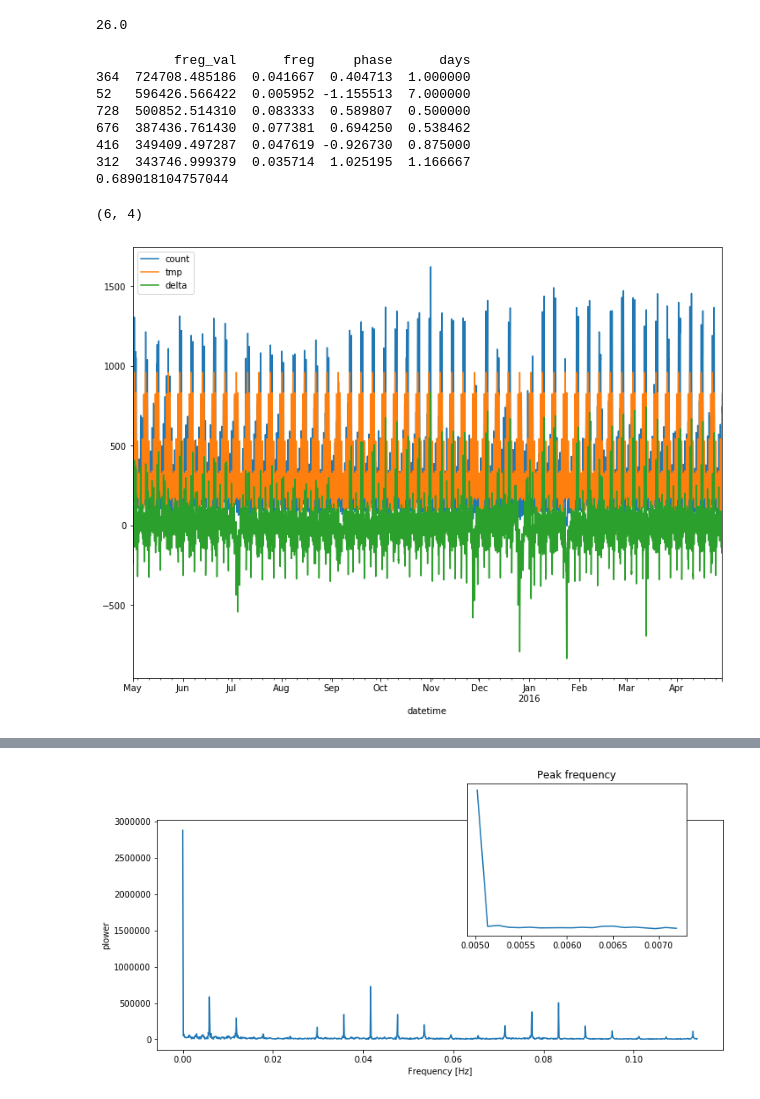
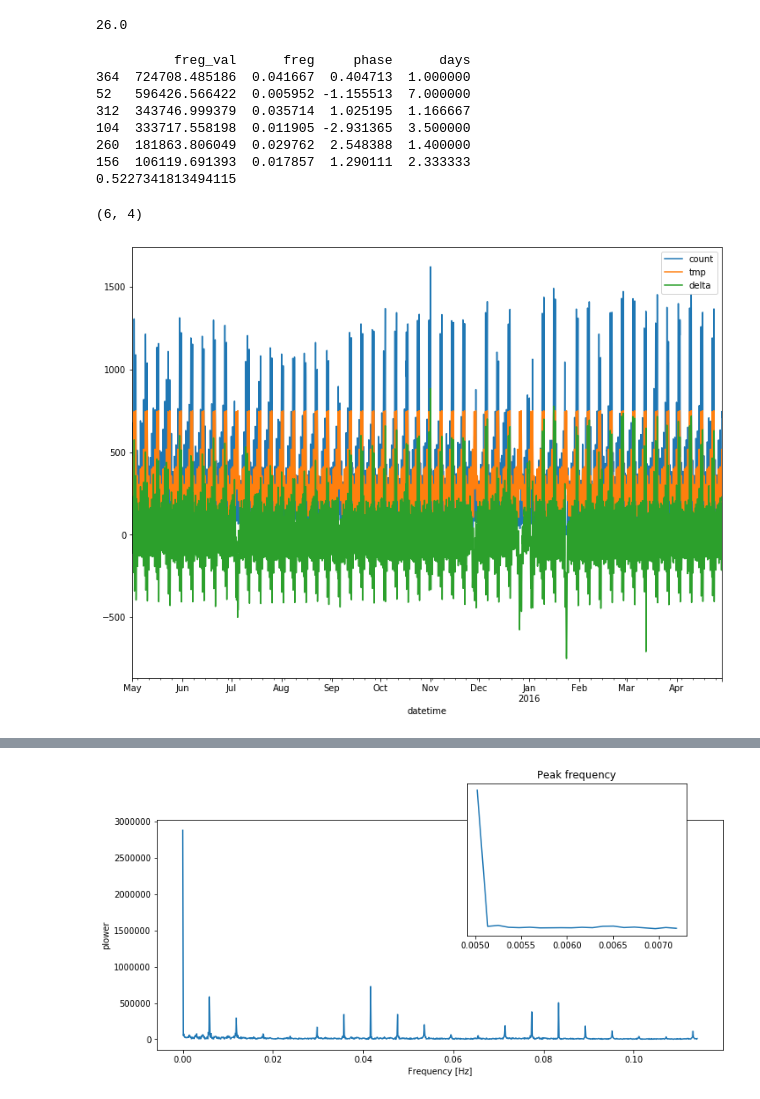
Before and after one commit to dminikorenb/DataLearning, a Jupyter notebook: 3-Taxi/dminik6_part3_w3.ipynb, the cells around one changed output, grey strips where cells are left out. Drawn from its saved outputs; the diff is of its cells as text; code cells hidden in the pictures.

```diff
--- a/3-Taxi/dminik6_part3_w3.ipynb
+++ b/3-Taxi/dminik6_part3_w3.ipynb
@@ -291,7 +291,7 @@ df_fft.sort_values(by='freg_val', ascending=False, inplace=True)
 #df_freg = df_fft[   abs(df_fft.days - round(df_fft.days)) < 0.001 ].head(10)
 # df_freg = df_fft[ (df_fft.freg  > 0.) & (df_fft.days >= 1.) ].head(100)
 # df_freg = df_fft[(df_fft.freg  > 0.) &  (df_fft.days  > 1.)  & (df_fft.freg_val > 28450. * 2.5)  ] # .head(50)
-df_freg = df_fft[(df_fft.freg  > 0.) &  (df_fft.days  >= 0.)].head(6)
+df_freg = df_fft[(df_fft.freg  > 0.) &  (df_fft.days  >= 1.)].head(6)
 # print(df_freg.sort_values(by='days') )
 print(df_freg )
 X = []
@@ -299,35 +299,35 @@ lval = df_freg['freg_val'].values.tolist()
 # lfregs = df_freg['freg'].values.tolist()
 lfregs = df_freg['days'].values.tolist()
 # lfregs = [1., 2., 7., 9., 14., 28., 30., 182., 364.]
 lphase = df_freg['phase'].values.tolist()
 
 for i in range(0, len(stmp)):
 #     lx = [val * math.sin(phase + i*2.*math.pi / freg )  for val, freg, phase in zip(lval, lfregs, lphase)]
     lx = [ math.sin(i* 2.*math.pi/(freg * 24)) for freg in lfregs] +  [ math.cos(i* 2.*math.pi/(freg * 24)) for freg in lfregs]
 
     X.append(lx)
 
 lr = LinearRegression()
 lr.fit( X , stmp['count'].values)
 print(lr.score(X , stmp['count'].values))
 y_test = lr.predict(X)
 
 
 stmp['tmp'] = y_test
 # stmp['tmp'].plot()
 stmp['delta'] = stmp['count'] - stmp['tmp']
 stmp[['count',  'tmp', 'delta']].plot()
 
 df_freg.shape
 # df_freg
 # %% [output]
           freg_val      freg     phase      days
 364  724708.485186  0.041667  0.404713  1.000000
 52   596426.566422  0.005952 -1.155513  7.000000
-728  500852.514310  0.083333  0.589807  0.500000
-676  387436.761430  0.077381  0.694250  0.538462
-416  349409.497287  0.047619 -0.926730  0.875000
 312  343746.999379  0.035714  1.025195  1.166667
-0.689018104757044
+104  333717.558198  0.011905 -2.931365  3.500000
+260  181863.806049  0.029762  2.548388  1.400000
+156  106119.691393  0.017857  1.290111  2.333333
+0.5227341813494115
 (6, 4)
-[figure, old version]
+[figure, new version]
```
Also changed, not shown: parts of 5 cells of this notebook.
